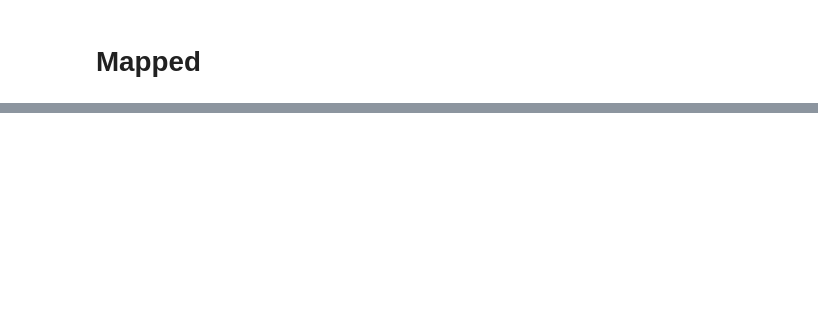
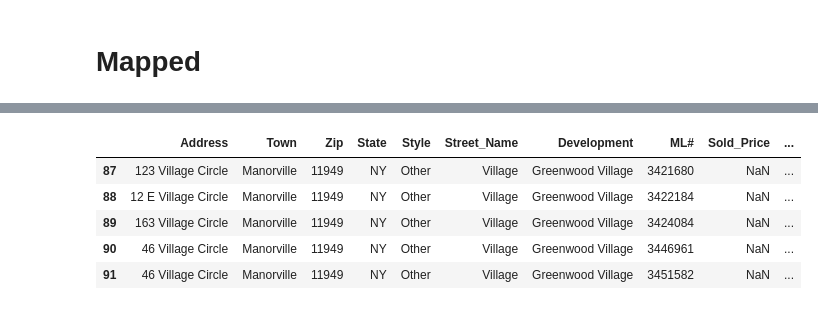
Before and after one commit to JF11579/Plotly_RE, a Jupyter notebook: Condos_Single_Devleopment.ipynb, the cells around one changed output, grey strips where cells are left out. Cells and saved outputs as stored; diff of their text form; code cells hidden in the pictures; blank space fills up the shorter version.

```diff
--- a/Condos_Single_Devleopment.ipynb
+++ b/Condos_Single_Devleopment.ipynb
@@ -85,7 +99,7 @@ condo.rename(columns=lambda x: x.replace(' ', '_'), inplace=True)
 condo = condo[['Address', 'Town','Zip','State','Style','Street_Name' ,
                      'Development','ML#','Sold_Price','Baths_Full', 'Baths_Half',
                    'Room_Level','Bath','Bedrooms','Utilities_Included', 'Common_Charges',
-                     'Appearance','REO','Unit_on_Floor_#']]
+                     'Appearance','REO','Unit_on_Floor_#','Appearance']]
 # %%
 condo.shape
 # %% [output]
@@ -338,0 +355,28 @@ fig.show()
+# %%
+
+
+# Assuming you have a DataFrame named 'condo_cleaned'
+data = condo
+
+# Define a custom mapping function
+def map_existing_values(value):
+    if value == "Basement":
+        return 0
+    elif value == "1":
+        return 1
+    elif value == "2":
+        return 2
+    elif value == "Other":
+        return 3
+    else:
+        return 4  # Return None for other cases
+
+# Create a new column based on the existing column
+data["Which_Floor"] = data["Room_Level"].apply(map_existing_values)
+#
+# Convert the new column to categorical data type
+data["Which_Floor"] = data["Room_Level"].astype("category")
+
+# Print the updated DataFrame
+#print(data)
+data.head(3)
@@ -338,0 +388,11 @@ fig.show()
+# %%
+data["Which_Floor"] = data["Which_Floor"].str.split(",").str.get(0)
+# %%
+data.tail(5)
+# %% [output]
+|  | Address | Town | Zip | State | Style | Street_Name | Development | ML# | Sold_Price | ... |
+| 87 | 123 Village Circle | Manorville | 11949 | NY | Other | Village | Greenwood Village | 3421680 | NaN | ... |
+| 88 | 12 E Village Circle | Manorville | 11949 | NY | Other | Village | Greenwood Village | 3422184 | NaN | ... |
+| 89 | 163 Village Circle | Manorville | 11949 | NY | Other | Village | Greenwood Village | 3424084 | NaN | ... |
+| 90 | 46 Village Circle | Manorville | 11949 | NY | Other | Village | Greenwood Village | 3446961 | NaN | ... |
+| 91 | 46 Village Circle | Manorville | 11949 | NY | Other | Village | Greenwood Village | 3451582 | NaN | ... |
```
Also changed, not shown: parts of 37 cells of this notebook.
